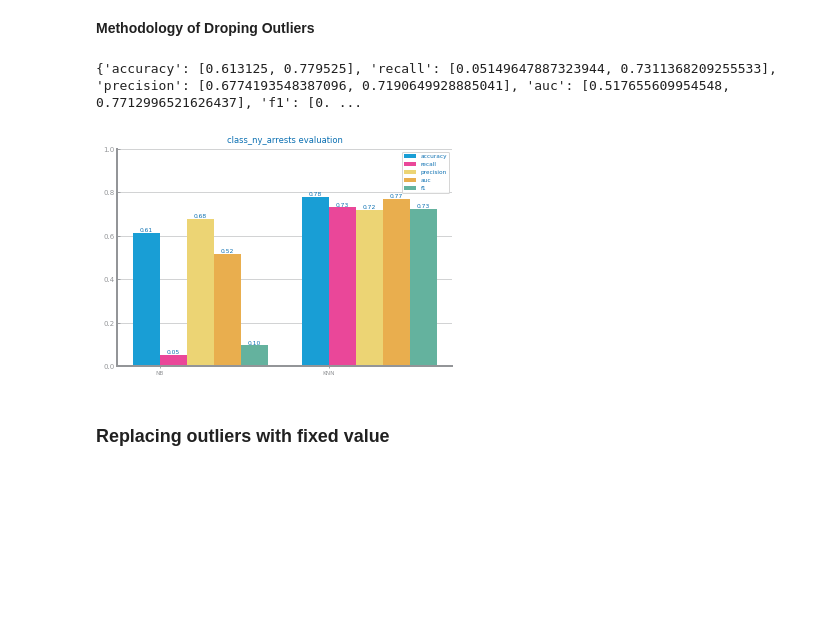
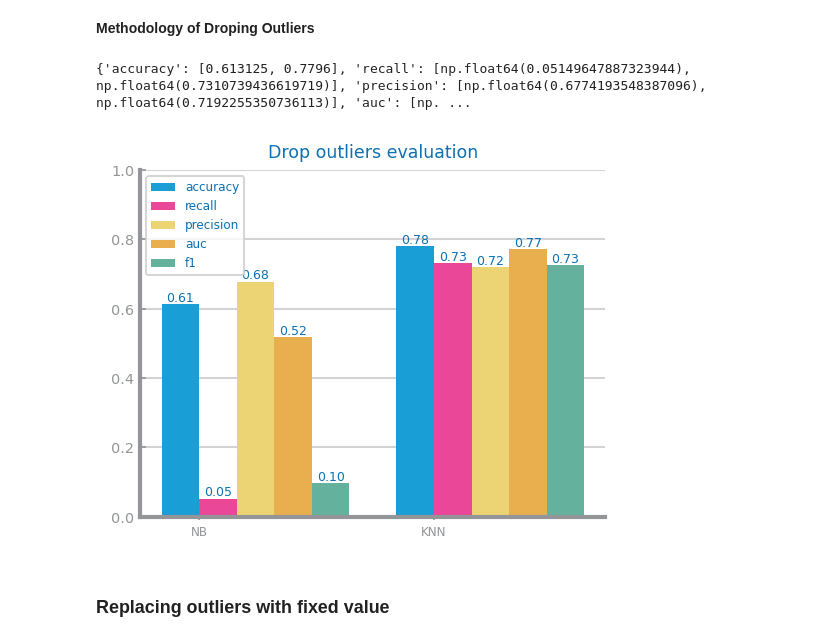
Before and after one commit to Moraisgit/data_science_project, a Jupyter notebook: src/set1_data_preparation.ipynb, the cells around one changed output. Cells and saved outputs as stored; diff of their text form; code cells hidden in the pictures; blank space fills up the shorter version.

```diff
--- a/src/set1_data_preparation.ipynb
+++ b/src/set1_data_preparation.ipynb
@@ -305,22 +309,22 @@ Data after dropping outliers: (4922194, 16)
 # %% [markdown]
 **Methodology of Droping Outliers**
 # %%
-new_data: DataFrame = read_csv("datasets/class_ny_arrest_drop_outliers2.csv", na_values="", index_col=None, sep=',', decimal='.')
+new_data: DataFrame = read_csv(f"{path_to_directory}/datasets/{file_tag}_drop_outliers2.csv", na_values="", index_col=None, sep=',', decimal='.')
 new_data = new_data.head(200000)
 
 train, test = train_test_split(new_data, test_size=0.2, random_state=42)
 
 figure()
 eval_dropping: dict[str, list] = evaluate_approach(train, test, target=target, metric="recall")
 print(eval_dropping)
 plot_multibar_chart(
-    ["NB", "KNN"], eval_dropping, title=f"{file_tag} evaluation", percentage=True
+    ["NB", "KNN"], eval_dropping, title=f"Drop outliers evaluation", percentage=True
 )
-savefig("images/class_ny_arrests_drop_outliers_eval2.png")
+savefig(f"{path_to_directory}/images/Set 1 - Outliers first approach (drop) results.png")
 show()
 # %% [output]
-{'accuracy': [0.613125, 0.779525], 'recall': [0.05149647887323944, 0.7311368209255533], 'precision': [0.6774193548387096, 0.7190649928885041], 'auc': [0.517655609954548, 0.7712996521626437], 'f1': [0. ...
+{'accuracy': [0.613125, 0.7796], 'recall': [np.float64(0.05149647887323944), np.float64(0.7310739436619719)], 'precision': [np.float64(0.6774193548387096), np.float64(0.7192255350736113)], 'auc': [np. ...
-[figure, old version]
+[figure, new version]
 # %% [markdown]
 <h3>Replacing outliers with fixed value</h3>
 # %%
```
Also changed, not shown: parts of 27 cells of this notebook, 4 other files.
